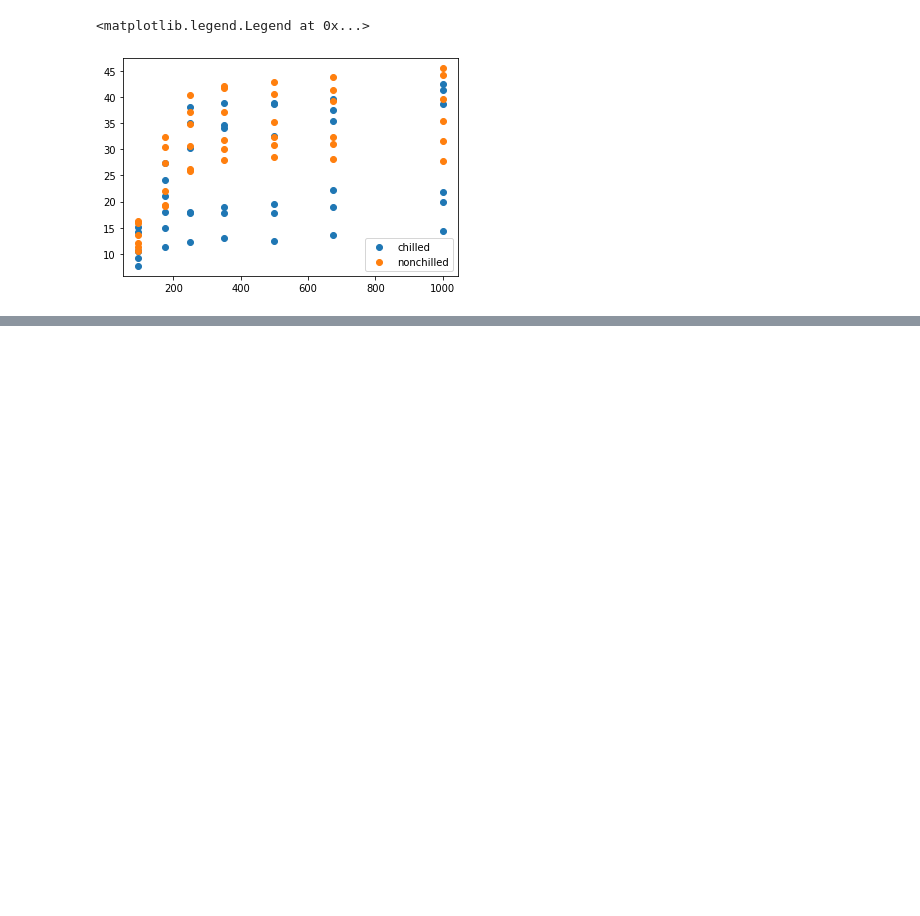
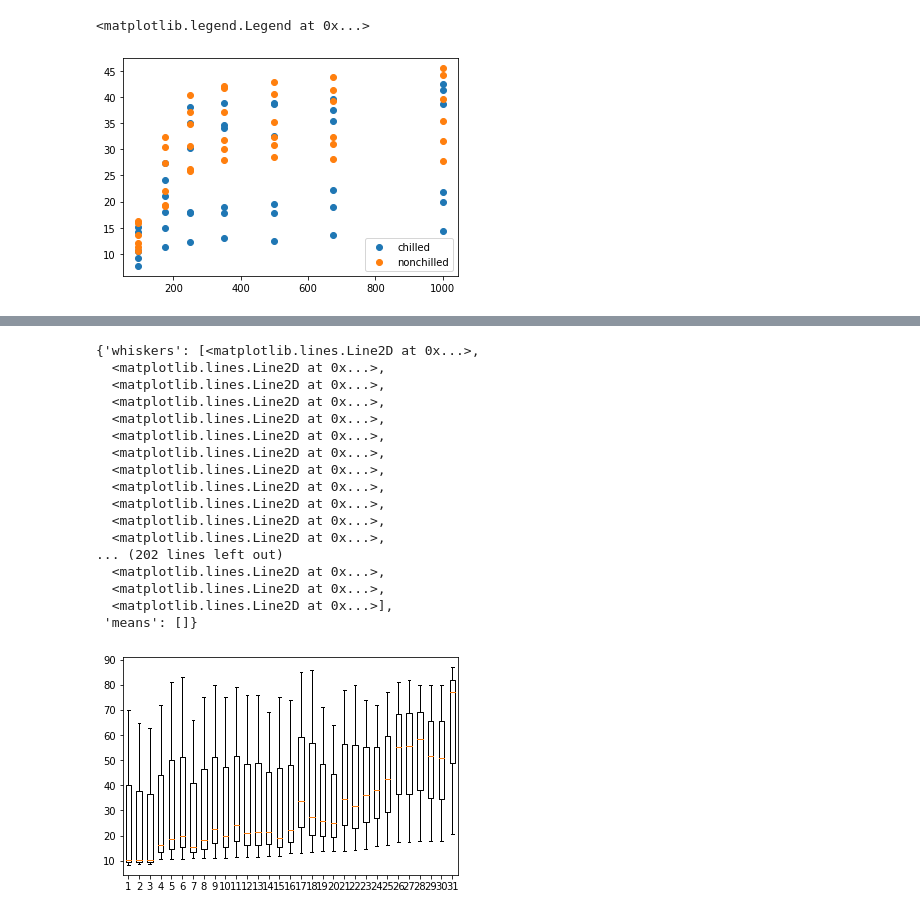
Before and after one commit to paulohenrique1303/DataVisualization, a Jupyter notebook: Data_Visualization.ipynb, the cells around one changed output, grey strips where cells are left out. Cells and saved outputs as stored; diff of their text form; code cells hidden in the pictures; blank space fills up the shorter version.

```diff
--- a/Data_Visualization.ipynb
+++ b/Data_Visualization.ipynb
@@ -129,0 +153,21 @@ plt.legend(loc = 'lower right')
+# %%
+plt.boxplot(base)
+# %% [output]
+{'whiskers': [<matplotlib.lines.Line2D at 0x...>,
+  <matplotlib.lines.Line2D at 0x...>,
+  <matplotlib.lines.Line2D at 0x...>,
+  <matplotlib.lines.Line2D at 0x...>,
+  <matplotlib.lines.Line2D at 0x...>,
+  <matplotlib.lines.Line2D at 0x...>,
+  <matplotlib.lines.Line2D at 0x...>,
+  <matplotlib.lines.Line2D at 0x...>,
+  <matplotlib.lines.Line2D at 0x...>,
+  <matplotlib.lines.Line2D at 0x...>,
+  <matplotlib.lines.Line2D at 0x...>,
+  <matplotlib.lines.Line2D at 0x...>,
+... (202 lines left out)
+  <matplotlib.lines.Line2D at 0x...>,
+  <matplotlib.lines.Line2D at 0x...>,
+  <matplotlib.lines.Line2D at 0x...>],
+ 'means': []}
+[figure, added]
```
Also changed, not shown: parts of 17 cells of this notebook.
